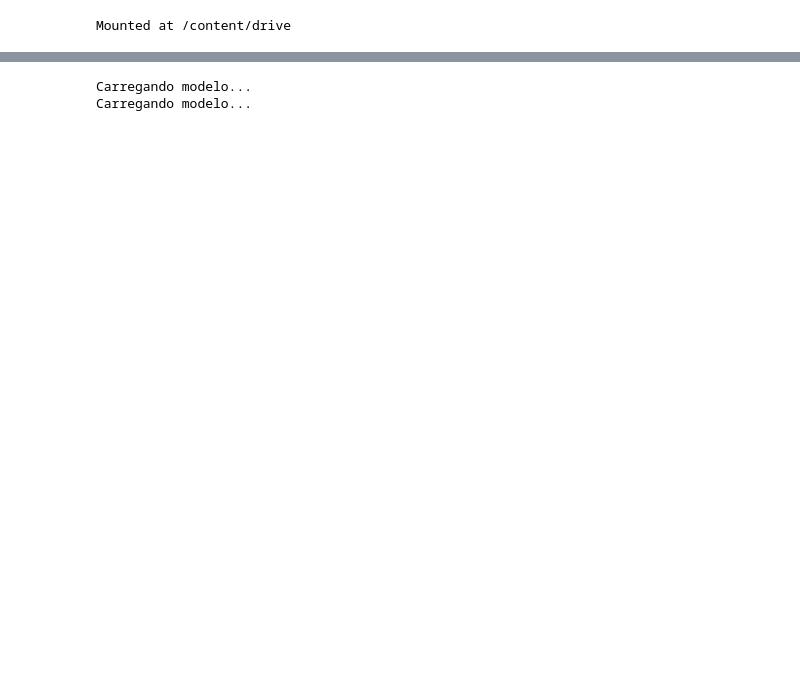
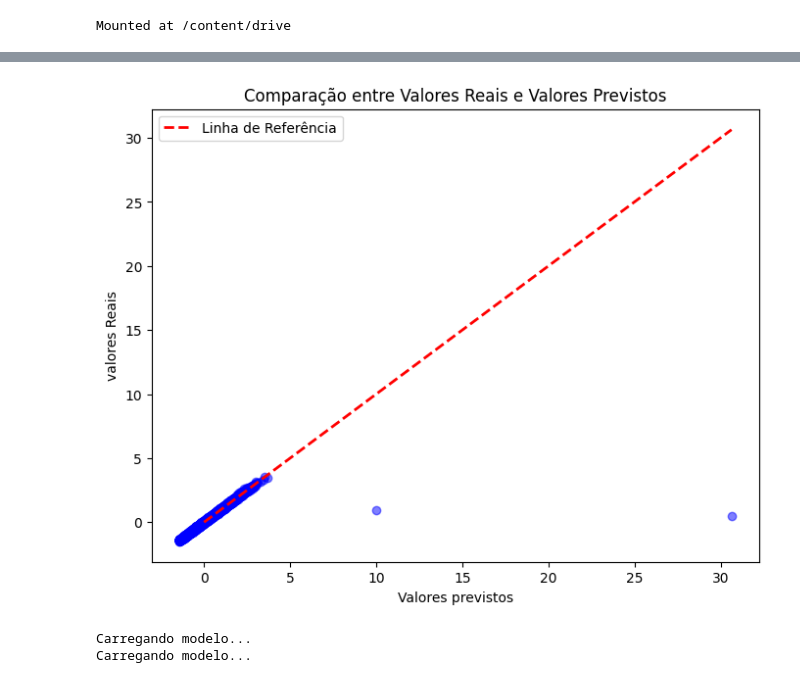
Before and after one commit to LucasChagasMoreira/IC---Federated-learning, a Jupyter notebook: Notebooks and tests/transfer_2D.ipynb, the cells around one changed output, grey strips where cells are left out. Saved outputs shown, nothing was run; the diff lists cells and outputs as text; code cells hidden in the pictures; blank space fills up the shorter version.

```diff
--- a/Notebooks and tests/transfer_2D.ipynb
+++ b/Notebooks and tests/transfer_2D.ipynb
@@ -178,0 +234,3 @@ tensor([[ 1.5285,  1.5439],
+# %%
+plot_comparacao(y_test_tensor,test(model2D,[X_test_tensor,y_test_tensor]))
+# %% [output]
@@ -179,3 +238,4 @@ tensor([[ 1.5285,  1.5439],
+[figure, added]
 # %%
 new_model2dnabla, new_optimizer2d = load_model("Saved_Model.pth", tenlayersNetwork,input_size,output_size)
 new_model2dV, new_optimizerV = load_model("Saved_Model.pth", tenlayersNetwork,input_size,output_size)
```
Also changed, not shown: parts of 13 cells of this notebook, 4 other files.
